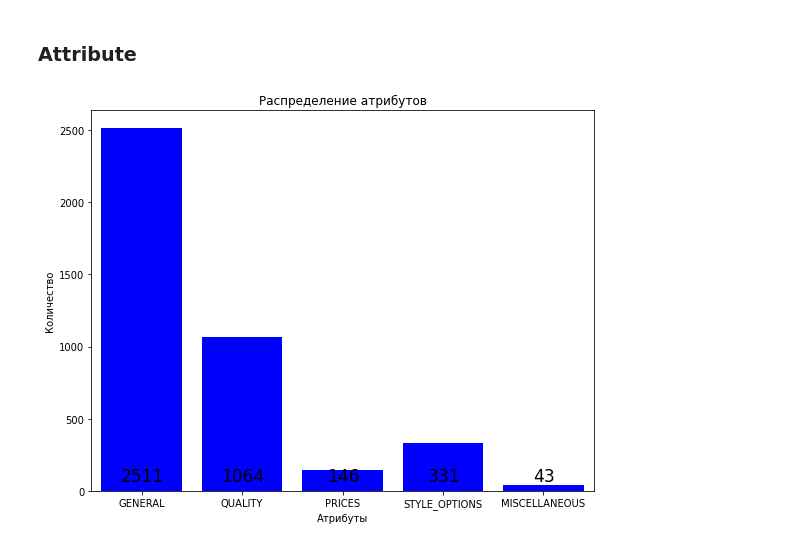
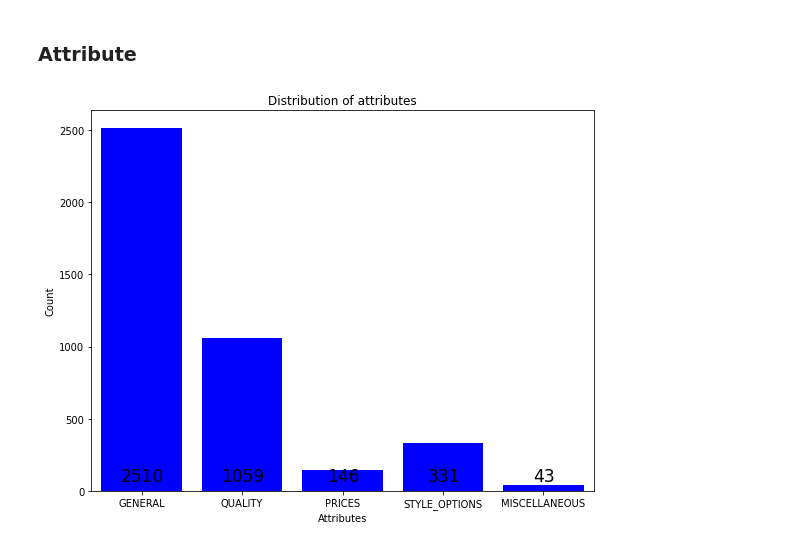
Before and after one commit to DavydovDmitry/absa, a Jupyter notebook: analysis/explore dataset.ipynb, the cells around one changed output. Cells and saved outputs as stored; diff of their text form; code cells hidden in the pictures.

```diff
--- a/analysis/explore dataset.ipynb
+++ b/analysis/explore dataset.ipynb
@@ -57,6 +47,8 @@ sentences = train_sentences
 # Sentiment distribution
 # %% [markdown]
 There is only one 'conflict' polarity
+# %%
+texts = train_raw_reviews
 # %%
 polarity_count = Counter()
 
@@ -169,18 +163,19 @@ none_targets
 # %% [markdown]
 ### Aspect
 # %%
+texts = train_raw_reviews
 entity_counter = Counter()
 
-for sentence in sentences:
-    for target in sentence.targets:
-        entity_counter.update([target.category])
+for text in texts:
+    for opinion in text.opinions:
+        entity_counter.update([opinion.category])
 
 labels = [x for x in entity_counter.keys()]
 fig, ax = plt.subplots(nrows=1, ncols=1, figsize=(10, 7))
 #ax.grid('on', zorder=0)
 plt.bar(entity_counter.keys(), entity_counter.values(), color='#0000ff', zorder=5)
 plt.xticks(ticks=[x-1 for x in range(len(entity_counter))], labels=labels, rotation=45)
-plt.title('Распределение аспектных категорий')
-plt.xlabel('Аспектные категории')
-plt.ylabel('Количество');
+plt.title('Distribution of aspect categories')
+plt.xlabel('Aspect categories')
+plt.ylabel('Count');
 # %% [output]
@@ -188,15 +183,15 @@ plt.ylabel('Количество');
 # %% [markdown]
 ### Entity
 # %%
+texts = train_raw_reviews
 entity_counter = Counter()
 
-for sentence in sentences:
-    for target in sentence.targets:
-        entity_counter.update([target.category.split('#')[0]])
+for text in texts:
+    for opinion in text.opinions:
+        entity_counter.update([opinion.category.split('#')[0]])
 
 labels = [x for x in entity_counter.values()]
 fig, ax = plt.subplots(nrows=1, ncols=1, figsize=(10, 7))
-#ax.grid('on', zorder=0)
 ax.bar(entity_counter.keys(), entity_counter.values(), color='#0000ff', zorder=5)
 plt.xlim(left=-0.5, right=5.5)
 for i, v in enumerate(labels):
@@ -206,7 +201,7 @@ for i, v in enumerate(labels):
             fontsize=17,
             #color='black' if i==3 else 'white',
             zorder=10,)
-plt.xlabel('Сущности')
-plt.ylabel('Количество')
-plt.title('Распределение сущностей');
+plt.xlabel('Entity')
+plt.ylabel('Count')
+plt.title('Distribution of entities');
 # %% [output]
@@ -214,26 +209,25 @@ plt.title('Распределение сущностей');
 # %% [markdown]
 ### Attribute
 # %%
+texts = train_raw_reviews
 attribute_counter = Counter()
 
-for sentence in sentences:
-    for target in sentence.targets:
-        attribute_counter.update([target.category.split('#')[1]])
+for text in texts:
+    for opinion in text.opinions:
+        attribute_counter.update([opinion.category.split('#')[1]])
 
 labels = [x for x in attribute_counter.values()]
 fig, ax = plt.subplots(nrows=1, ncols=1, figsize=(9, 7))
-#ax.grid('on', zorder=0)
 ax.bar(attribute_counter.keys(), attribute_counter.values(), color='#0000ff', zorder=5)
 plt.xlim(left=-0.5, right=4.5)
 for i, v in enumerate(labels):
     ax.text(x=i-0.05*len(str(labels[i]))-0.005,
             y=70,
             s=labels[i],
             fontsize=17,
-            #color='black' if i==3 else 'white',
             zorder=10,)
-plt.xlabel('Атрибуты')
-plt.ylabel('Количество')
-plt.title('Распределение атрибутов');
+plt.xlabel('Attributes')
+plt.ylabel('Count')
+plt.title('Distribution of attributes');
 # %% [output]
-[figure, old version]
+[figure, new version]
```
Also changed, not shown: parts of 22 cells of this notebook, 3 other files.
